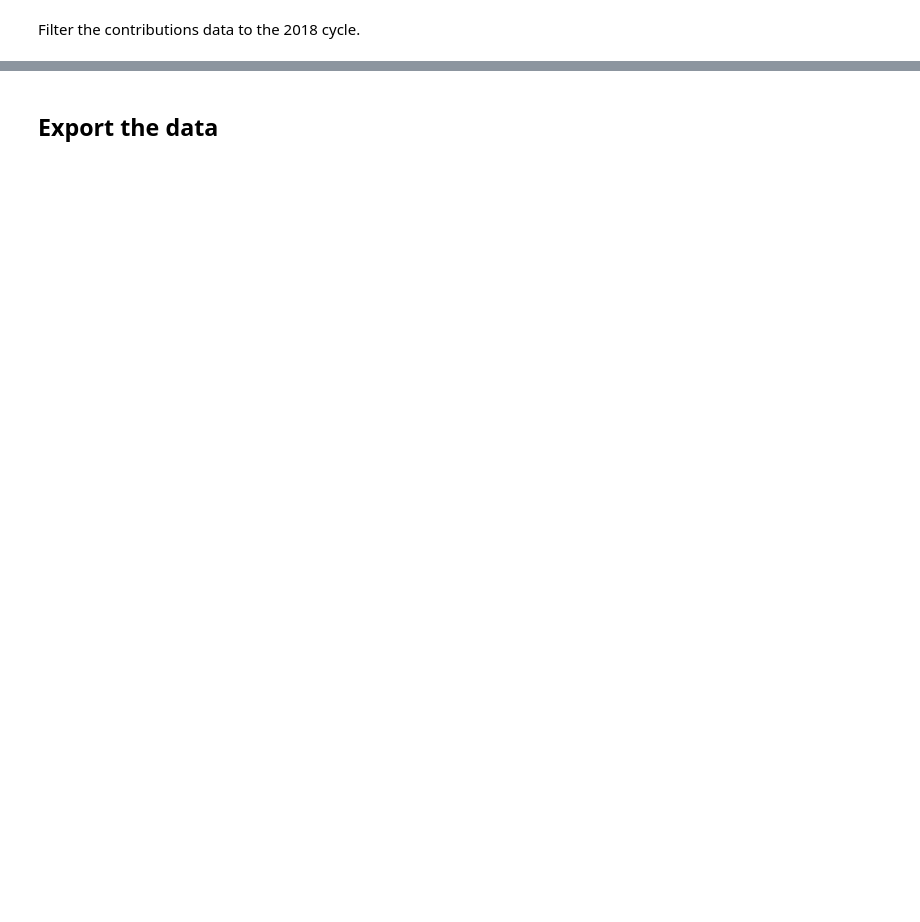
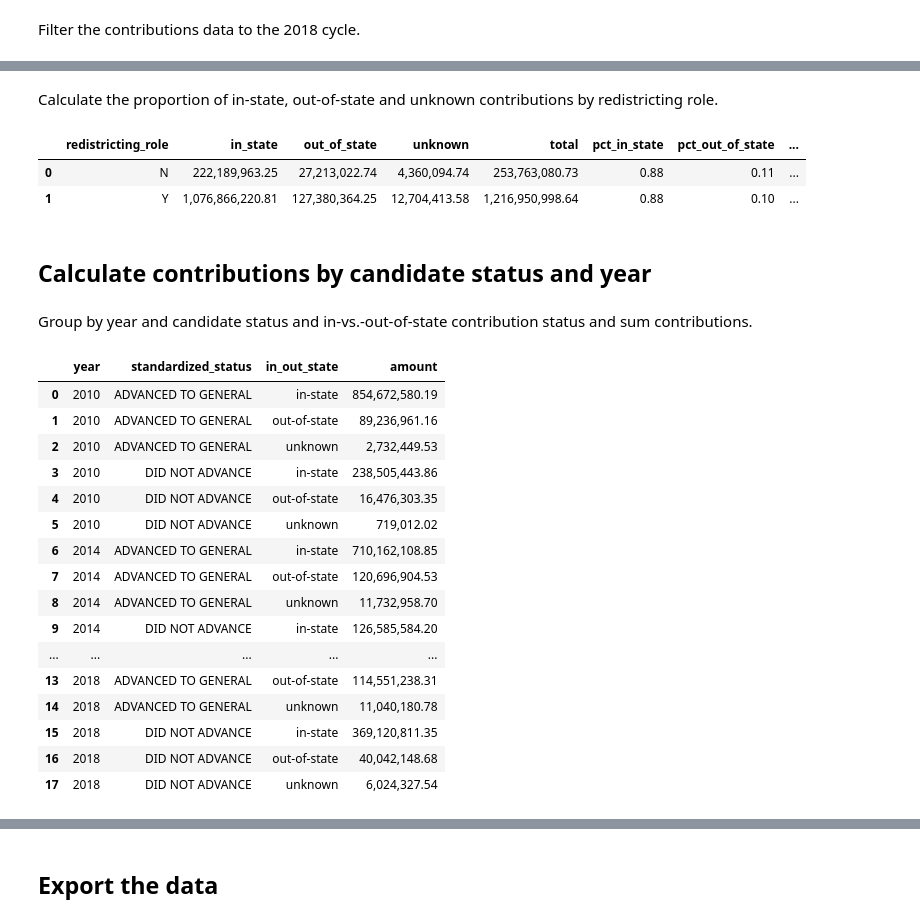
Before and after one commit to PublicI/out-of-state-contribs, a Jupyter notebook: national-analysis.ipynb, the cells around one changed output, grey strips where cells are left out. Drawn from its saved outputs; the diff is of its cells as text; code cells hidden in the pictures; blank space fills up the shorter version.

```diff
--- a/national-analysis.ipynb
+++ b/national-analysis.ipynb
@@ -255,0 +230,36 @@ contributions_18[contributions_18["standardized_office"].isna()]
+# %% [markdown]
+Calculate the proportion of in-state, out-of-state and unknown contributions by redistricting role.
+# %%
+contributions_by_redistricting["pct_in_state"] = contributions_by_redistricting["in_state"] / (contributions_by_redistricting["in_state"] + contributions_by_redistricting["out_of_state"] + contributions_by_redistricting["unknown"])
+contributions_by_redistricting["pct_out_of_state"] = contributions_by_redistricting["out_of_state"] / (contributions_by_redistricting["in_state"] + contributions_by_redistricting["out_of_state"] + contributions_by_redistricting["unknown"])
+contributions_by_redistricting["pct_unknown"] = contributions_by_redistricting["unknown"] / (contributions_by_redistricting["in_state"] + contributions_by_redistricting["out_of_state"] + contributions_by_redistricting["unknown"])
+contributions_by_redistricting
+# %% [output]
+|  | redistricting_role | in_state | out_of_state | unknown | total | pct_in_state | pct_out_of_state | ... |
+| 0 | N | 222,189,963.25 | 27,213,022.74 | 4,360,094.74 | 253,763,080.73 | 0.88 | 0.11 | ... |
+| 1 | Y | 1,076,866,220.81 | 127,380,364.25 | 12,704,413.58 | 1,216,950,998.64 | 0.88 | 0.10 | ... |
+# %% [markdown]
+## Calculate contributions by candidate status and year
+# %% [markdown]
+Group by year and candidate status and in-vs.-out-of-state contribution status and sum contributions.
+# %%
+contributions_by_status = contributions.groupby(["year", "standardized_status", "in_out_state"])["amount"].sum().reset_index()
+contributions_by_status
+# %% [output]
+|  | year | standardized_status | in_out_state | amount |
+| 0 | 2010 | ADVANCED TO GENERAL | in-state | 854,672,580.19 |
+| 1 | 2010 | ADVANCED TO GENERAL | out-of-state | 89,236,961.16 |
+| 2 | 2010 | ADVANCED TO GENERAL | unknown | 2,732,449.53 |
+| 3 | 2010 | DID NOT ADVANCE | in-state | 238,505,443.86 |
+| 4 | 2010 | DID NOT ADVANCE | out-of-state | 16,476,303.35 |
+| 5 | 2010 | DID NOT ADVANCE | unknown | 719,012.02 |
+| 6 | 2014 | ADVANCED TO GENERAL | in-state | 710,162,108.85 |
+| 7 | 2014 | ADVANCED TO GENERAL | out-of-state | 120,696,904.53 |
+| 8 | 2014 | ADVANCED TO GENERAL | unknown | 11,732,958.70 |
+| 9 | 2014 | DID NOT ADVANCE | in-state | 126,585,584.20 |
+| ... | ... | ... | ... | ... |
+| 13 | 2018 | ADVANCED TO GENERAL | out-of-state | 114,551,238.31 |
+| 14 | 2018 | ADVANCED TO GENERAL | unknown | 11,040,180.78 |
+| 15 | 2018 | DID NOT ADVANCE | in-state | 369,120,811.35 |
+| 16 | 2018 | DID NOT ADVANCE | out-of-state | 40,042,148.68 |
+| 17 | 2018 | DID NOT ADVANCE | unknown | 6,024,327.54 |
```
Also changed, not shown: parts of 39 cells of this notebook.
